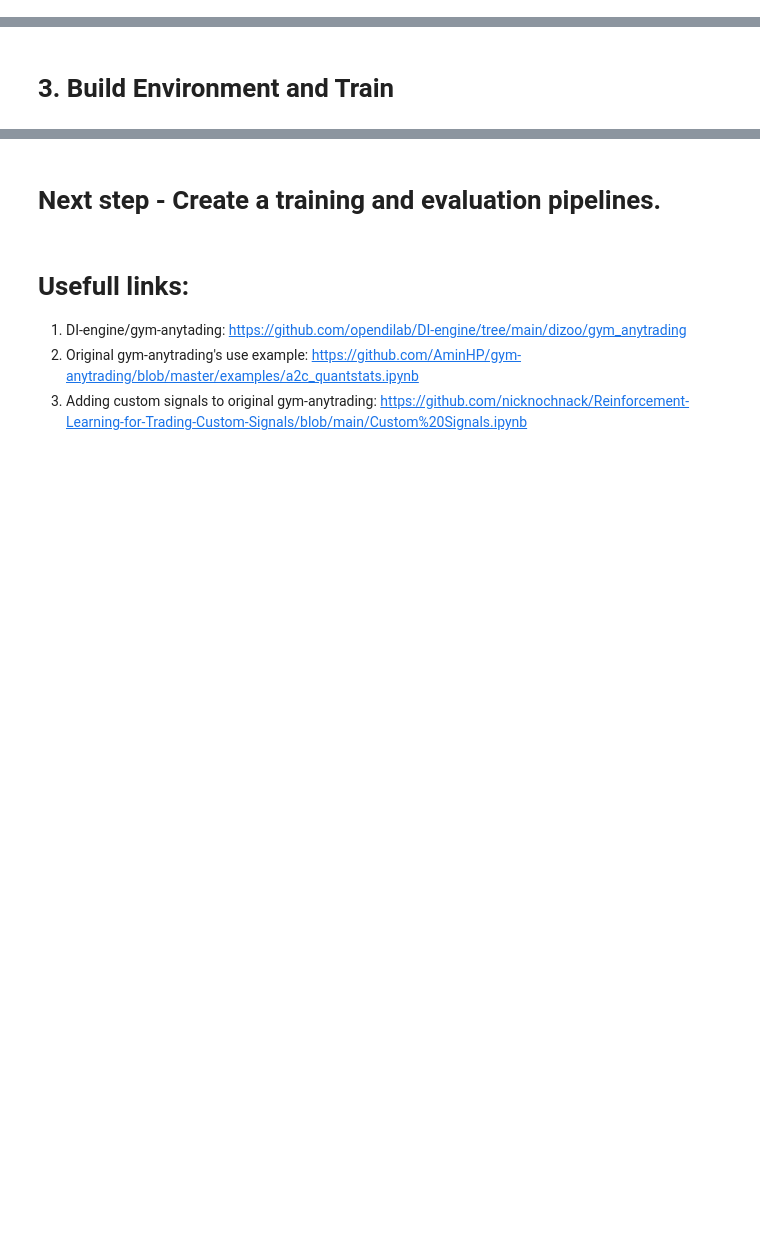
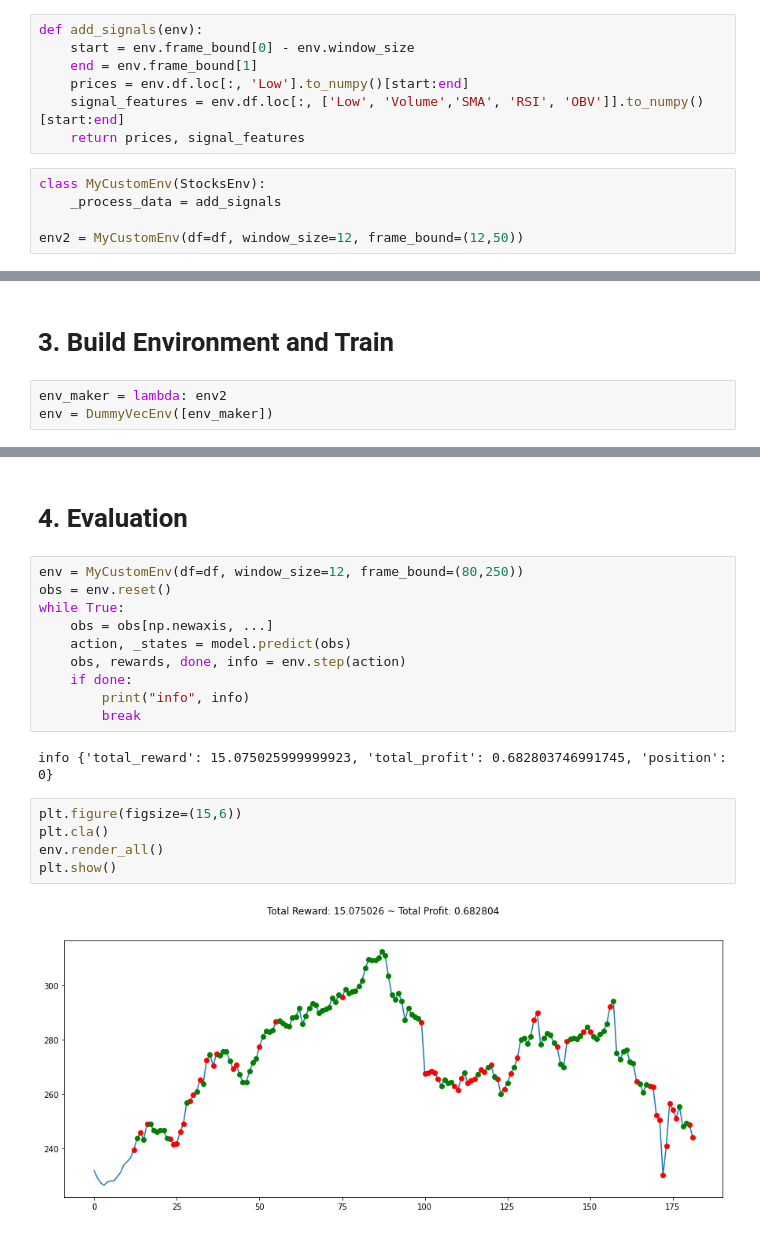
Before and after one commit to Reinforcement-Learning-F22/RL-trading-agent, a Jupyter notebook: RL_project_Akhmetzhanov_Jerome.ipynb, the cells around one changed output, grey strips where cells are left out. Cells and saved outputs as stored; diff of their text form; blank space fills up the shorter version.

```diff
--- a/RL_project_Akhmetzhanov_Jerome.ipynb
+++ b/RL_project_Akhmetzhanov_Jerome.ipynb
@@ -128,0 +182,12 @@ Discrete(5)
+# %%
+def add_signals(env):
+    start = env.frame_bound[0] - env.window_size
+    end = env.frame_bound[1]
+    prices = env.df.loc[:, 'Low'].to_numpy()[start:end]
+    signal_features = env.df.loc[:, ['Low', 'Volume','SMA', 'RSI', 'OBV']].to_numpy()[start:end]
+    return prices, signal_features
+# %%
+class MyCustomEnv(StocksEnv):
+    _process_data = add_signals
+
+env2 = MyCustomEnv(df=df, window_size=12, frame_bound=(12,50))
@@ -129,3 +224,6 @@ Discrete(5)
 # %% [markdown]
 # 3. Build Environment and Train
+# %%
+env_maker = lambda: env2
+env = DummyVecEnv([env_maker])
 # %%
@@ -137,7 +268,21 @@ AttributeError: module 'gym.logger' has no attribute 'MIN_LEVEL'
-# %% [markdown]
-# Next step - Create a training and evaluation pipelines.
-# %% [markdown]
-# Usefull links:
-1) DI-engine/gym-anytading: https://github.com/opendilab/DI-engine/tree/main/dizoo/gym_anytrading
-2) Original gym-anytrading's use example: https://github.com/AminHP/gym-anytrading/blob/master/examples/a2c_quantstats.ipynb
-3) Adding custom signals to original gym-anytrading: https://github.com/nicknochnack/Reinforcement-Learning-for-Trading-Custom-Signals/blob/main/Custom%20Signals.ipynb
+# %% [markdown]
+# 4. Evaluation
+# %%
+env = MyCustomEnv(df=df, window_size=12, frame_bound=(80,250))
+obs = env.reset()
+while True:
+    obs = obs[np.newaxis, ...]
+    action, _states = model.predict(obs)
+    obs, rewards, done, info = env.step(action)
+    if done:
+        print("info", info)
+        break
+# %% [output]
+info {'total_reward': 15.075025999999923, 'total_profit': 0.682803746991745, 'position': 0}
+# %%
+plt.figure(figsize=(15,6))
+plt.cla()
+env.render_all()
+plt.show()
+# %% [output]
+[figure, added]
```
Also changed, not shown: parts of 37 cells of this notebook.
